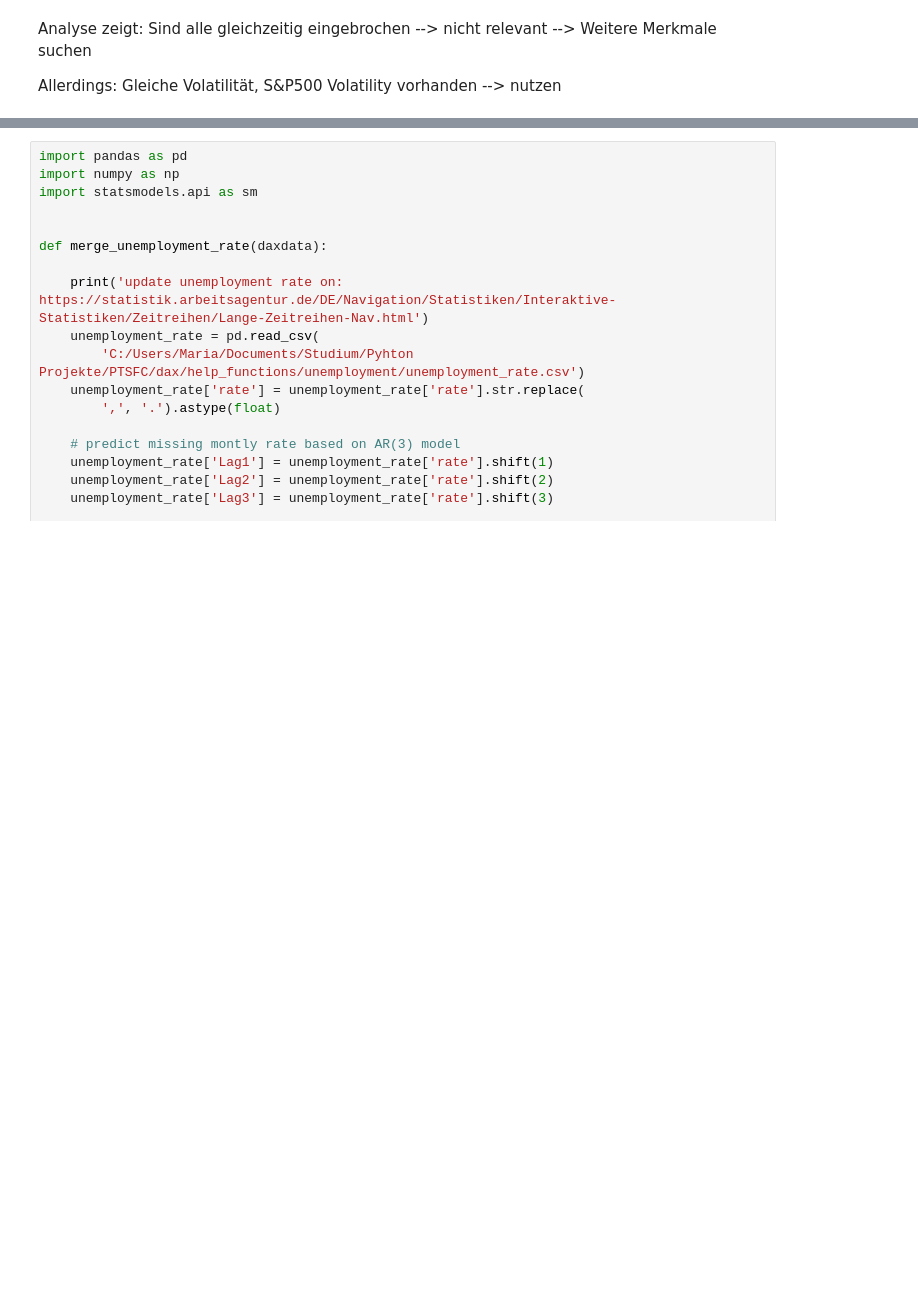
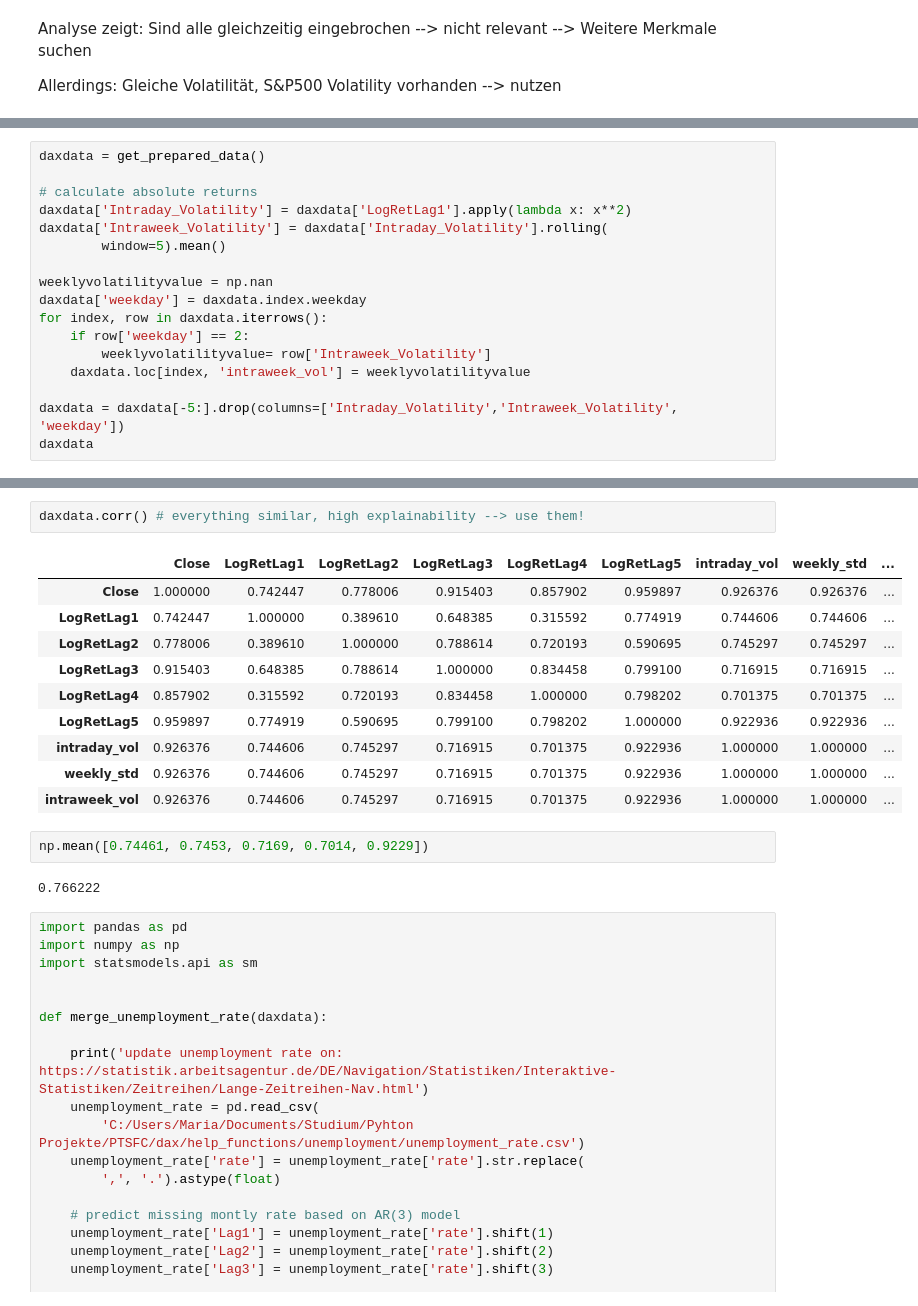
Before and after one commit to mweinreuter/PTSFC, a Jupyter notebook: dax/feature_selection/variables.ipynb, the cells around one changed output, grey strips where cells are left out. Drawn from its saved outputs; the diff is of its cells as text; blank space fills up the shorter version.

```diff
--- a/dax/feature_selection/variables.ipynb
+++ b/dax/feature_selection/variables.ipynb
@@ -250,0 +294,17 @@ merged
+# %%
+daxdata = get_prepared_data()
+
+# calculate absolute returns
+daxdata['Intraday_Volatility'] = daxdata['LogRetLag1'].apply(lambda x: x**2)
+daxdata['Intraweek_Volatility'] = daxdata['Intraday_Volatility'].rolling(
+        window=5).mean()
+
+weeklyvolatilityvalue = np.nan
+daxdata['weekday'] = daxdata.index.weekday
+for index, row in daxdata.iterrows():
+    if row['weekday'] == 2:
+        weeklyvolatilityvalue= row['Intraweek_Volatility']
+    daxdata.loc[index, 'intraweek_vol'] = weeklyvolatilityvalue
+
+daxdata = daxdata[-5:].drop(columns=['Intraday_Volatility','Intraweek_Volatility', 'weekday'])
+daxdata
@@ -251,3 +319,20 @@ merged
+# %%
+daxdata.corr() # everything similar, high explainability --> use them!
+# %% [output]
+|  | Close | LogRetLag1 | LogRetLag2 | LogRetLag3 | LogRetLag4 | LogRetLag5 | intraday_vol | weekly_std | ... |
+| Close | 1.000000 | 0.742447 | 0.778006 | 0.915403 | 0.857902 | 0.959897 | 0.926376 | 0.926376 | ... |
+| LogRetLag1 | 0.742447 | 1.000000 | 0.389610 | 0.648385 | 0.315592 | 0.774919 | 0.744606 | 0.744606 | ... |
+| LogRetLag2 | 0.778006 | 0.389610 | 1.000000 | 0.788614 | 0.720193 | 0.590695 | 0.745297 | 0.745297 | ... |
+| LogRetLag3 | 0.915403 | 0.648385 | 0.788614 | 1.000000 | 0.834458 | 0.799100 | 0.716915 | 0.716915 | ... |
+| LogRetLag4 | 0.857902 | 0.315592 | 0.720193 | 0.834458 | 1.000000 | 0.798202 | 0.701375 | 0.701375 | ... |
+| LogRetLag5 | 0.959897 | 0.774919 | 0.590695 | 0.799100 | 0.798202 | 1.000000 | 0.922936 | 0.922936 | ... |
+| intraday_vol | 0.926376 | 0.744606 | 0.745297 | 0.716915 | 0.701375 | 0.922936 | 1.000000 | 1.000000 | ... |
+| weekly_std | 0.926376 | 0.744606 | 0.745297 | 0.716915 | 0.701375 | 0.922936 | 1.000000 | 1.000000 | ... |
+| intraweek_vol | 0.926376 | 0.744606 | 0.745297 | 0.716915 | 0.701375 | 0.922936 | 1.000000 | 1.000000 | ... |
+# %%
+np.mean([0.74461, 0.7453, 0.7169, 0.7014, 0.9229])
+# %% [output]
+0.766222
 # %%
 import pandas as pd
 import numpy as np
```
Also changed, not shown: parts of 19 cells of this notebook, 21 other files.
